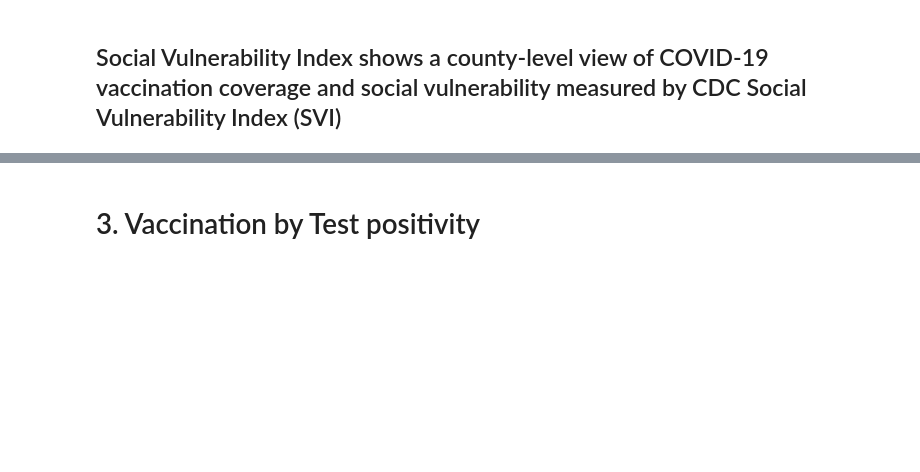
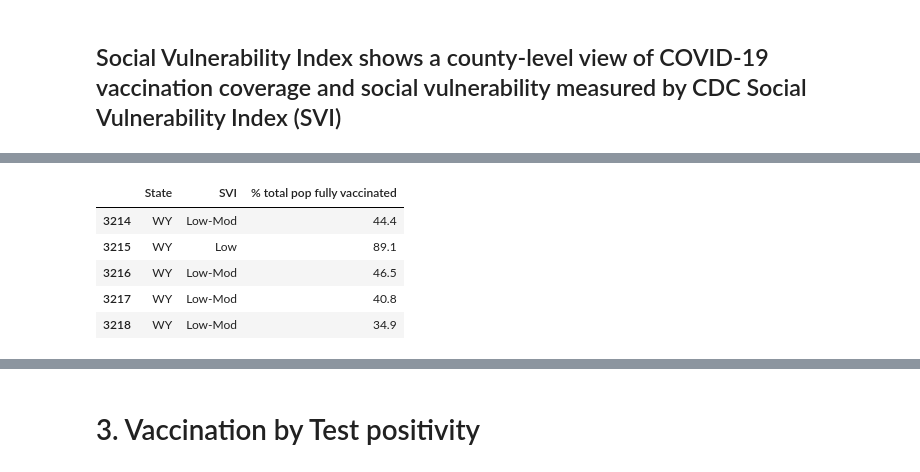
Before and after one commit to IusztinPaul/impact-covid-vaccine-usa, a Jupyter notebook: status.ipynb, the cells around one changed output, grey strips where cells are left out. Saved outputs shown, nothing was run; the diff lists cells and outputs as text; code cells hidden in the pictures; blank space fills up the shorter version.

```diff
--- a/status.ipynb
+++ b/status.ipynb
@@ -150,0 +164,21 @@ datasvi = pd.read_csv('vaccination_by_svi.csv')
+# %%
+# Pick only useful columns.
+datasvi = datasvi.drop('Data as of date', axis=1)
+datasvi = datasvi.drop('County', axis=1)
+datasvi = datasvi.drop('Vaccination county reporting completeness', axis=1)
+# %%
+# Replace Null and suppressed values
+datasvi = datasvi.fillna(0)
+datasvi = datasvi.replace(to_replace="suppressed", value=0)
+
+# Verification
+print(datasvi.isnull().sum())
+# %%
+datasvi.tail()
+# %% [output]
+|  | State | SVI | % total pop fully vaccinated |
+| 3214 | WY | Low-Mod | 44.4 |
+| 3215 | WY | Low | 89.1 |
+| 3216 | WY | Low-Mod | 46.5 |
+| 3217 | WY | Low-Mod | 40.8 |
+| 3218 | WY | Low-Mod | 34.9 |
```
Also changed, not shown: parts of 33 cells of this notebook.
